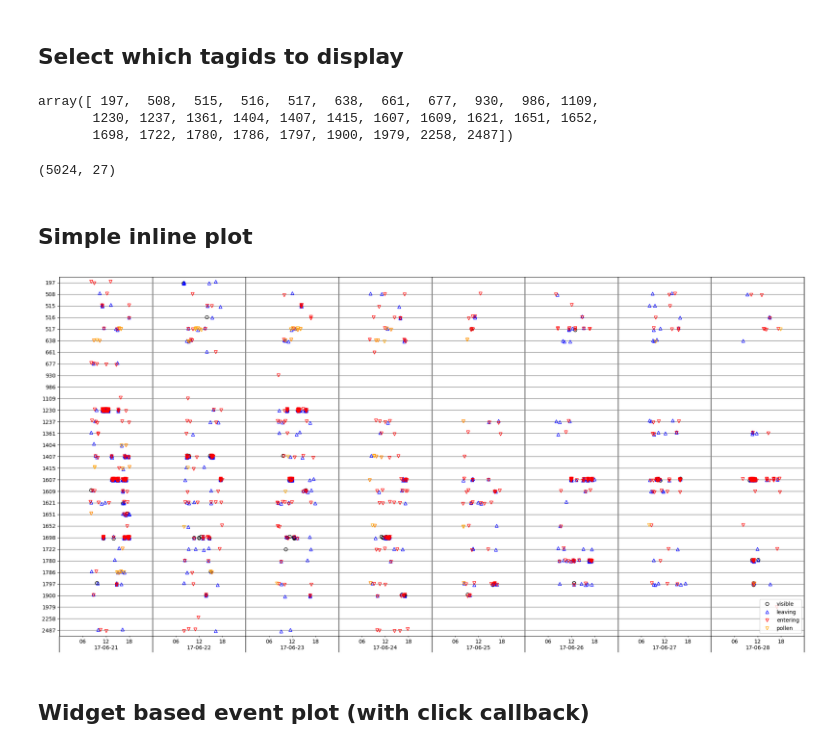
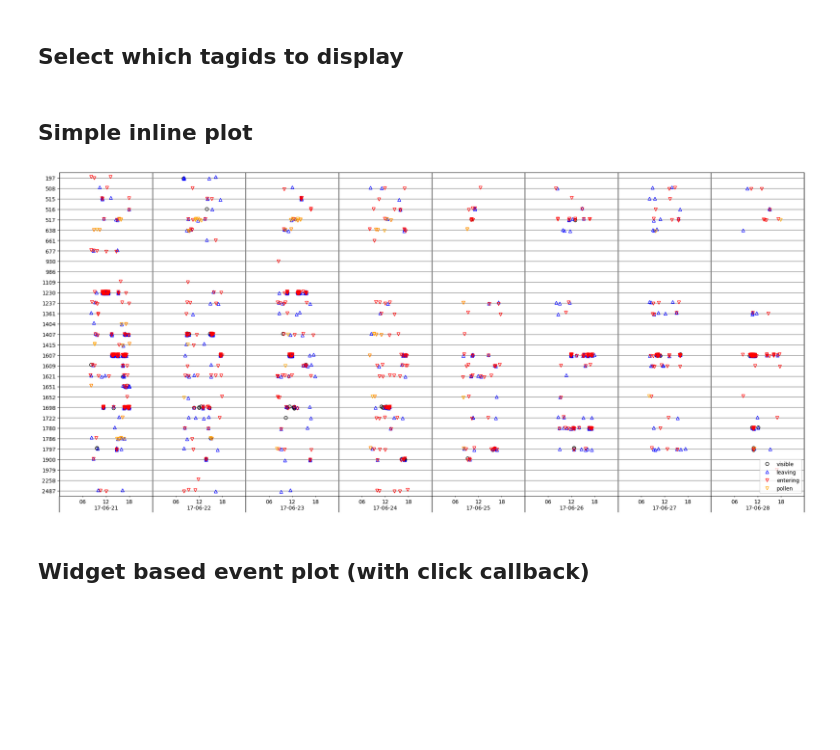
Before and after one commit to megretlab/cyndibee_event_analysis, a Jupyter notebook: notebooks/event_analysis_visualization.ipynb, the cells around one changed output. Drawn from its saved outputs; the diff is of its cells as text; code cells hidden in the pictures; blank space fills up the shorter version.

Commit message:
- Major cleanup and simplification - Create installable eventbee python package, see README.md - Remove plotbee code, keep it separate package - Remove beevideoutil code

```diff
--- a/notebooks/event_analysis_visualization.ipynb
+++ b/notebooks/event_analysis_visualization.ipynb
@@ -80,0 +17,4 @@ memory usage: 325.1+ MB
+# %%
+# Load full dataframe of events
+full_df = pd.read_parquet('~/plotbee/notebooks/one_week_analysis_800__tracks__with_labelbee_videoid.parquet')
+full_df.shape
@@ -89,13 +75,3 @@ array(['inside', 'ramp-inside', 'outside_inside', 'ramp_ramp', 'noise',
 # Display event chronogram
 # %% [markdown]
 ## Select which tagids to display
-# %%
-# Select tag ids that have 5 events or more
-id_counts = full_df['track_tagid'].dropna().astype(int).value_counts().rename('counts')
-tids = id_counts[id_counts>=5].index
-tids = np.sort(tids).astype(int)
-tids
-# %% [output]
-array([ 197,  508,  515,  516,  517,  638,  661,  677,  930,  986, 1109,
-       1230, 1237, 1361, 1404, 1407, 1415, 1607, 1609, 1621, 1651, 1652,
-       1698, 1722, 1780, 1786, 1797, 1900, 1979, 2258, 2487])
@@ -105,28 +78,19 @@ array([ 197,  508,  515,  516,  517,  638,  661,  677,  930,  986, 1109,
-# %%
-# Restrict data to selected tids
-vdf = full_df[full_df.track_tagid.isin(tids)].copy()
-vdf['track_tagid'] = vdf['track_tagid'].astype(int)
-vdf.shape
-# %% [output]
-(5024, 27)
 # %% [markdown]
 ## Simple inline plot
 # %%
 %matplotlib inline
-from datetime import datetime as dt
+
+from eventbee.chronogram import plot_activities_df, format_multiday
 
 fig,axes = plt.subplots(1,1,figsize=(20,10))
 plt.sca(axes)
-lb.plot_activities_df(vdf, plot_interval=True, tagids=None, leaving_symbol = '^', entering_symbol = 'v');
-plt.tight_layout();
-
-lb.format_multiday()
+plot_activities_df(vdf, plot_interval=True, tagids=None, leaving_symbol = '^', entering_symbol = 'v');
+format_multiday()
 plt.xlim(pd.to_datetime('2017-06-21 00:00'),pd.to_datetime('2017-06-29 00:00'))
-
 plt.tight_layout();
 
 plt.savefig("tagged_bees_activities.png")
 # %% [output]
-[figure, old version]
+[figure, new version]
 # %% [markdown]
 ## Widget based event plot (with click callback)
```
Also changed, not shown: parts of 24 cells of this notebook, 40 other files.
